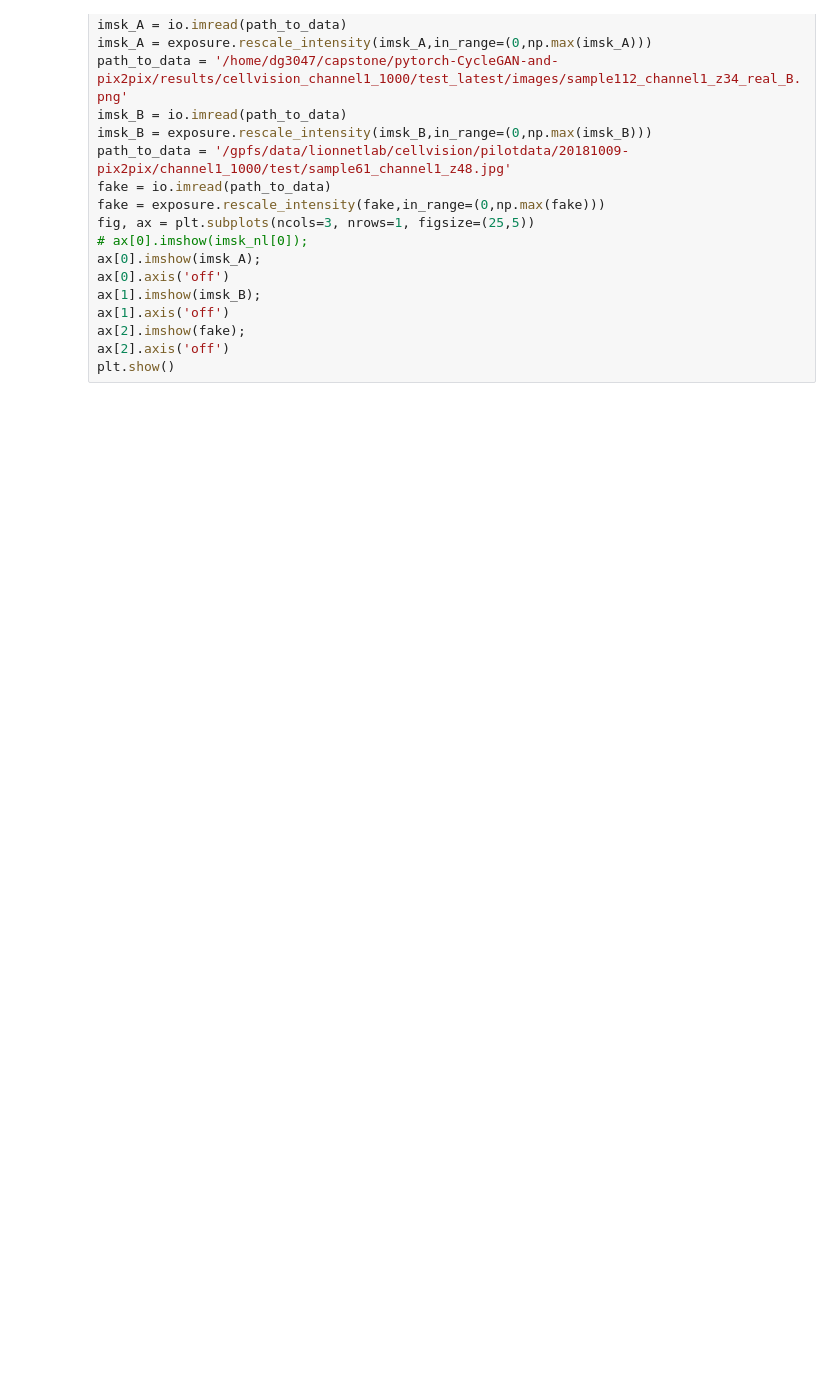
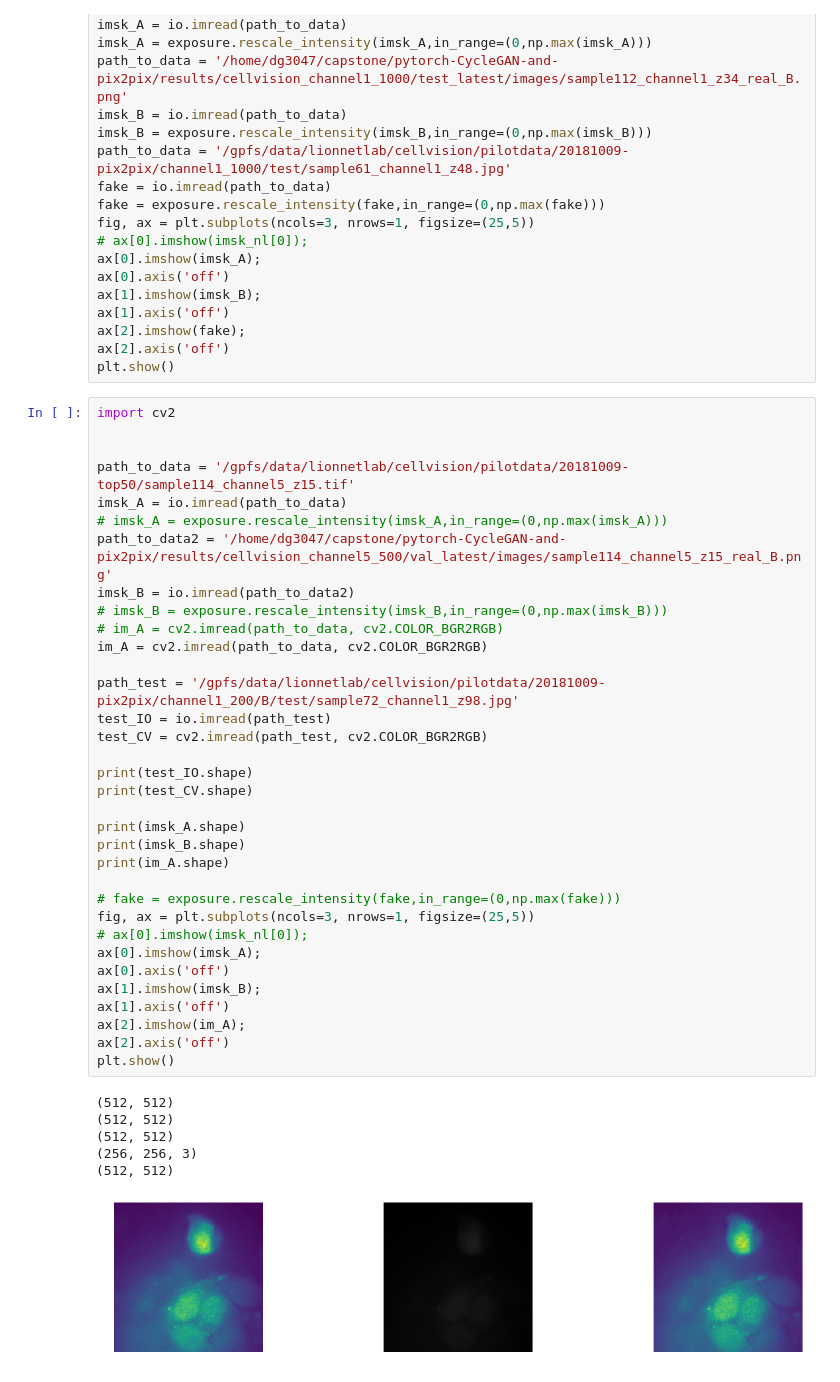
Before and after one commit to NYU-CDS-Capstone-Project/CellVision, a Jupyter notebook: notebooks/pix2pix_model_benchmark.ipynb, the cells around one changed output. Drawn from its saved outputs; the diff is of its cells as text; blank space fills up the shorter version.

```diff
--- a/notebooks/pix2pix_model_benchmark.ipynb
+++ b/notebooks/pix2pix_model_benchmark.ipynb
@@ -328,4 +406,45 @@ ax[1].axis('off')
 ax[2].imshow(fake);
 ax[2].axis('off')
 plt.show()
+# %%
+import cv2
+
+
+path_to_data = '/gpfs/data/lionnetlab/cellvision/pilotdata/20181009-top50/sample114_channel5_z15.tif'
+imsk_A = io.imread(path_to_data)
+# imsk_A = exposure.rescale_intensity(imsk_A,in_range=(0,np.max(imsk_A)))
+path_to_data2 = '/home/dg3047/capstone/pytorch-CycleGAN-and-pix2pix/results/cellvision_channel5_500/val_latest/images/sample114_channel5_z15_real_B.png'
+imsk_B = io.imread(path_to_data2)
+# imsk_B = exposure.rescale_intensity(imsk_B,in_range=(0,np.max(imsk_B)))
+# im_A = cv2.imread(path_to_data, cv2.COLOR_BGR2RGB)
+im_A = cv2.imread(path_to_data, cv2.COLOR_BGR2RGB)
+
+path_test = '/gpfs/data/lionnetlab/cellvision/pilotdata/20181009-pix2pix/channel1_200/B/test/sample72_channel1_z98.jpg'
+test_IO = io.imread(path_test)
+test_CV = cv2.imread(path_test, cv2.COLOR_BGR2RGB)
+
+print(test_IO.shape)
+print(test_CV.shape)
+
+print(imsk_A.shape)
+print(imsk_B.shape)
+print(im_A.shape)
+
+# fake = exposure.rescale_intensity(fake,in_range=(0,np.max(fake)))
+fig, ax = plt.subplots(ncols=3, nrows=1, figsize=(25,5))
+# ax[0].imshow(imsk_nl[0]);
+ax[0].imshow(imsk_A);
+ax[0].axis('off')
+ax[1].imshow(imsk_B);
+ax[1].axis('off')
+ax[2].imshow(im_A);
+ax[2].axis('off')
+plt.show()
+# %% [output]
+(512, 512)
+(512, 512)
+(512, 512)
+(256, 256, 3)
+(512, 512)
+[figure, added]
 # %%
```
Also changed, not shown: parts of 8 cells of this notebook.
